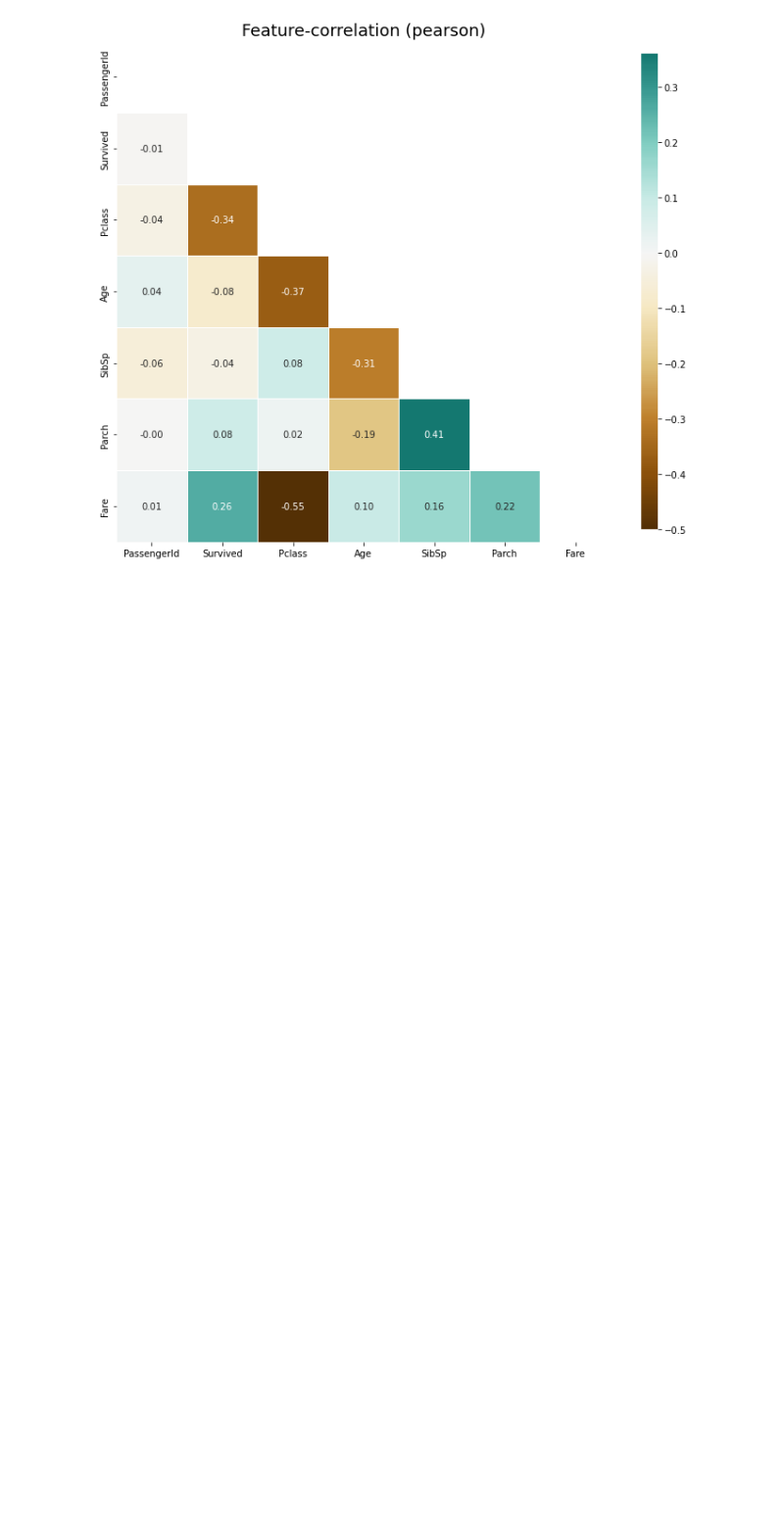
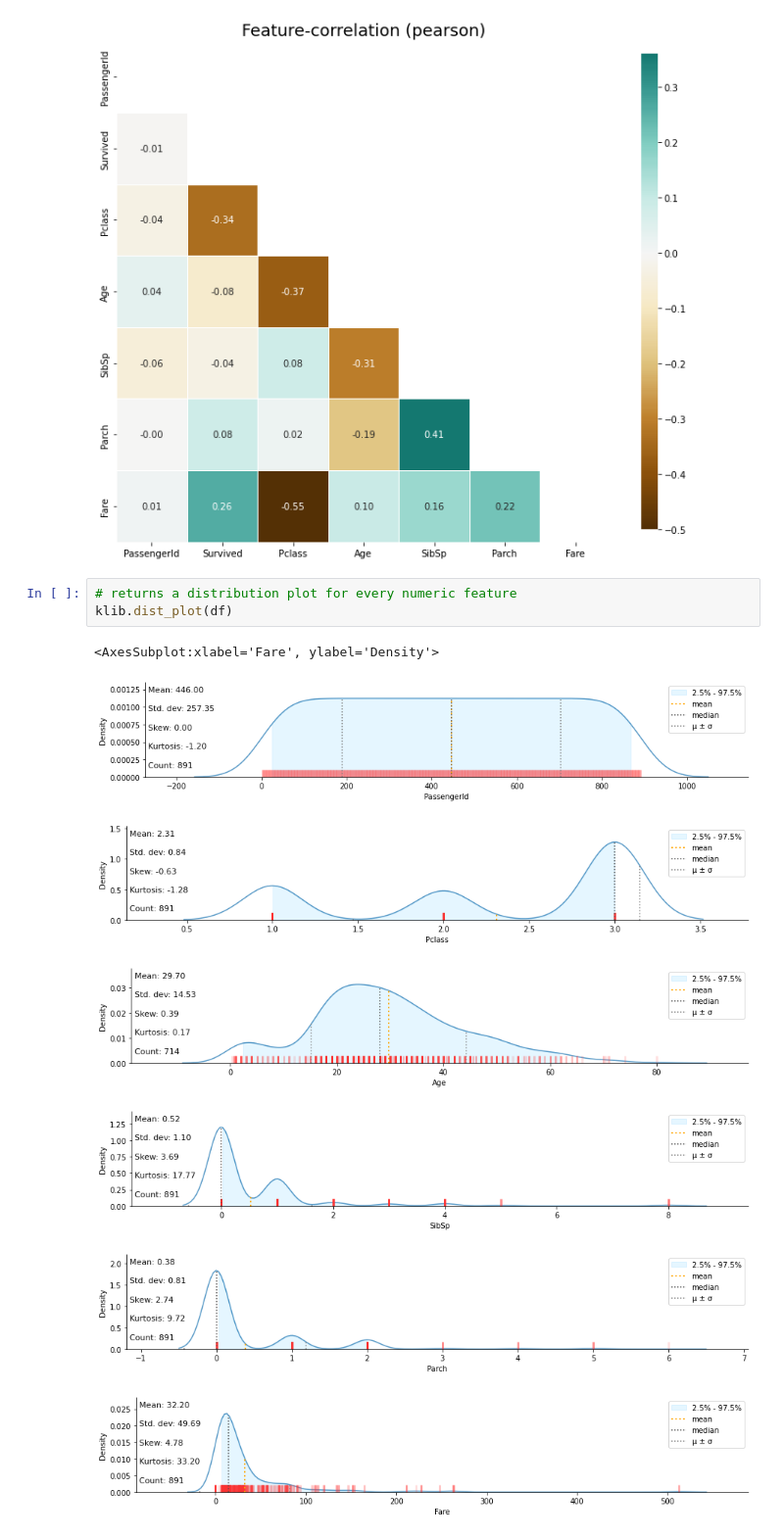
Before and after one commit to Naveen-Karanamu/KLIB-Titanic-Data, a Jupyter notebook: main.ipynb, the cells around one changed output. Shown at 98% size. Drawn from its saved outputs; the diff is of its cells as text; blank space fills up the shorter version.

Commit message:
Added: Distribution plot

```diff
--- a/main.ipynb
+++ b/main.ipynb
@@ -42,3 +42,14 @@ klib.corr_plot(df)
 # %% [output]
 <AxesSubplot:title={'center':'Feature-correlation (pearson)'}>
 [figure]
+# %%
+# returns a distribution plot for every numeric feature
+klib.dist_plot(df)
+# %% [output]
+<AxesSubplot:xlabel='Fare', ylabel='Density'>
+[figure, added]
+[figure, added]
+[figure, added]
+[figure, added]
+[figure, added]
+[figure, added]
```
